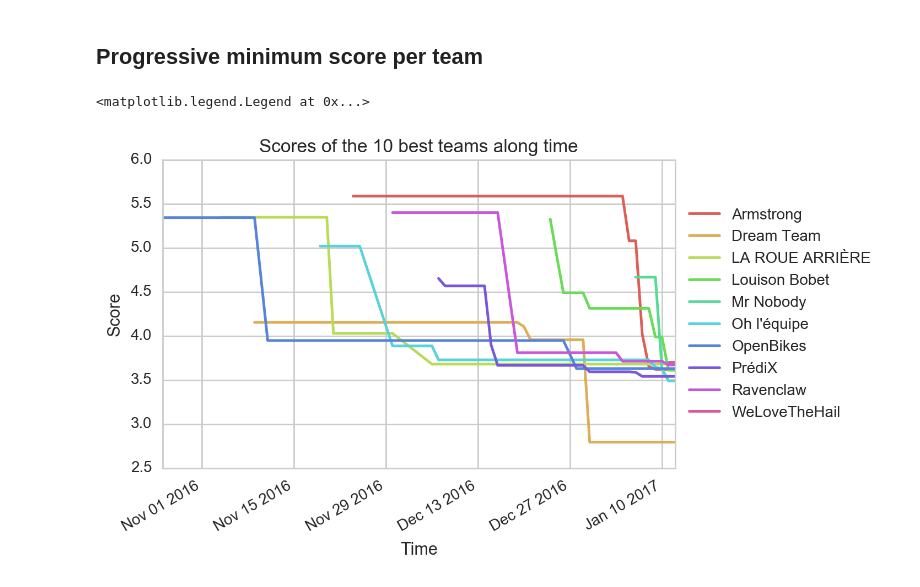
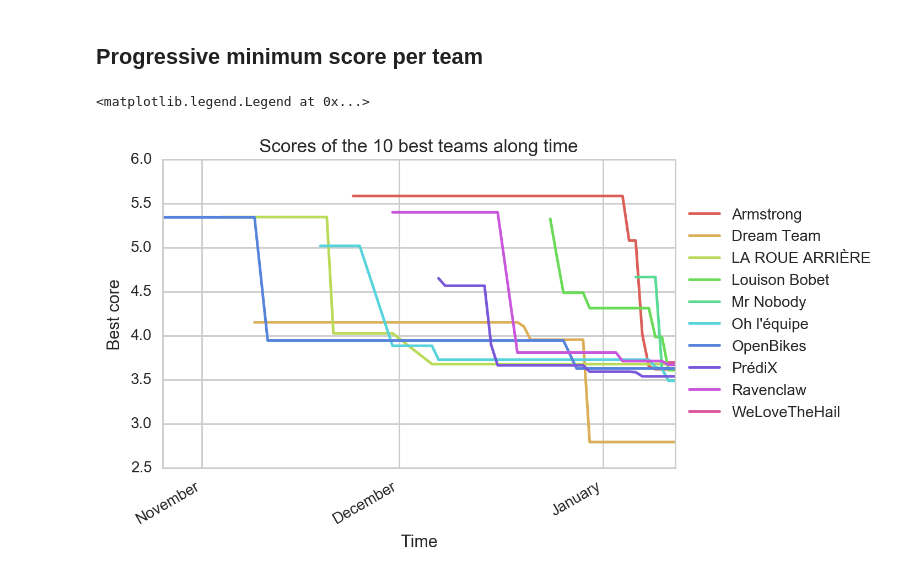
Before and after one commit to OpenBikes/Notebooks, a Jupyter notebook: challenge_2016_results_analysis.ipynb, the cells around one changed output. Drawn from its saved outputs; the diff is of its cells as text; code cells hidden in the pictures.

```diff
--- a/challenge_2016_results_analysis.ipynb
+++ b/challenge_2016_results_analysis.ipynb
@@ -18,9 +45,10 @@ disk_engine = create_engine('sqlite:///data/challenge_2016.sqlite3')
 df = pd.read_sql_query(
     '''
     SELECT
-        t.name as name,
-        c.school as school,
-        MIN(s.score) as best_score
+        t.name as "Team name",
+        c.school as School,
+        MIN(s.score) as "Best score",
+        COUNT(s.id) as "Number of submissions"
     FROM
         persons p,
         submissions s,
@@ -34,29 +62,10 @@ df = pd.read_sql_query(
     GROUP BY
         t.id
     ORDER BY
-        best_score
-    LIMIT 20
+        "Best score"
     ''',
     disk_engine
 )
 
-df['fullname'] = df['name'] + ' - ' + df['school']
-
-sns.set_style('whitegrid')
-
-fig, ax = plt.subplots()
-
-sns.barplot(
-    x='best_score',
-    y='fullname',
-    data=df,
-    ax=ax,
-    color='lightblue'
-)
-
-ax.set_xlabel('Score')
-ax.set_ylabel('Team')
-ax.set_title('Final rankings (top 20)')
-
-sns.despine(left=True, bottom=True)
+df
 # %% [output]
@@ -114,9 +150,12 @@ ax.set_title('Best score and number of submissions per team')
 df = pd.read_sql_query(
     '''
     SELECT
-        strftime('%Y-%m-%d', s.at) AS date, s.score, t.name
+        strftime('%Y-%m-%d', s.at) AS date,
+        s.score,
+        t.name
     FROM
-        submissions s, teams t
+        submissions s,
+        teams t
     WHERE
         s.team_id = t.id AND
         s.valid = 1 AND
@@ -133,38 +172,40 @@ df = pd.read_sql_query(
     disk_engine
 )
 
-# Parse date strings into datetime instances
 df['date'] = df['date'].map(lambda x: dt.datetime.strptime(x, '%Y-%m-%d'))
 
 tb = pd.pivot_table(
     data=df,
     values='score',
     index='date',
     columns='name',
     aggfunc=np.min,
     fill_value=np.inf
 )
 
 def fill_progressive_min(array):
     for i, v in enumerate(array):
         array[i] = min(array[:i+1])
     return array
 
 for col in tb.columns:
     tb[col] = fill_progressive_min(tb[col])
 
 sns.set_style('whitegrid')
 sns.set_palette('hls', 10)
-
 fig, ax = plt.subplots()
 
 for team, scores in tb.iteritems():
     scores.replace(np.inf, np.nan).dropna().plot(ax=ax, label=team)
 
+months = mdates.MonthLocator()  # every month
+month_fmt = mdates.DateFormatter('%B')
+ax.xaxis.set_major_locator(months)
+ax.xaxis.set_major_formatter(month_fmt)
 ax.set_xlabel('Time')
-ax.set_ylabel('Score')
+ax.set_ylabel('Best score')
 ax.set_title('Scores of the 10 best teams along time')
 ax.legend(loc='center left', bbox_to_anchor=(1, 0.5))
 # %% [output]
 <matplotlib.legend.Legend at 0x...>
-[figure, old version]
+[figure, new version]
```
Also changed, not shown: parts of 9 cells of this notebook.
